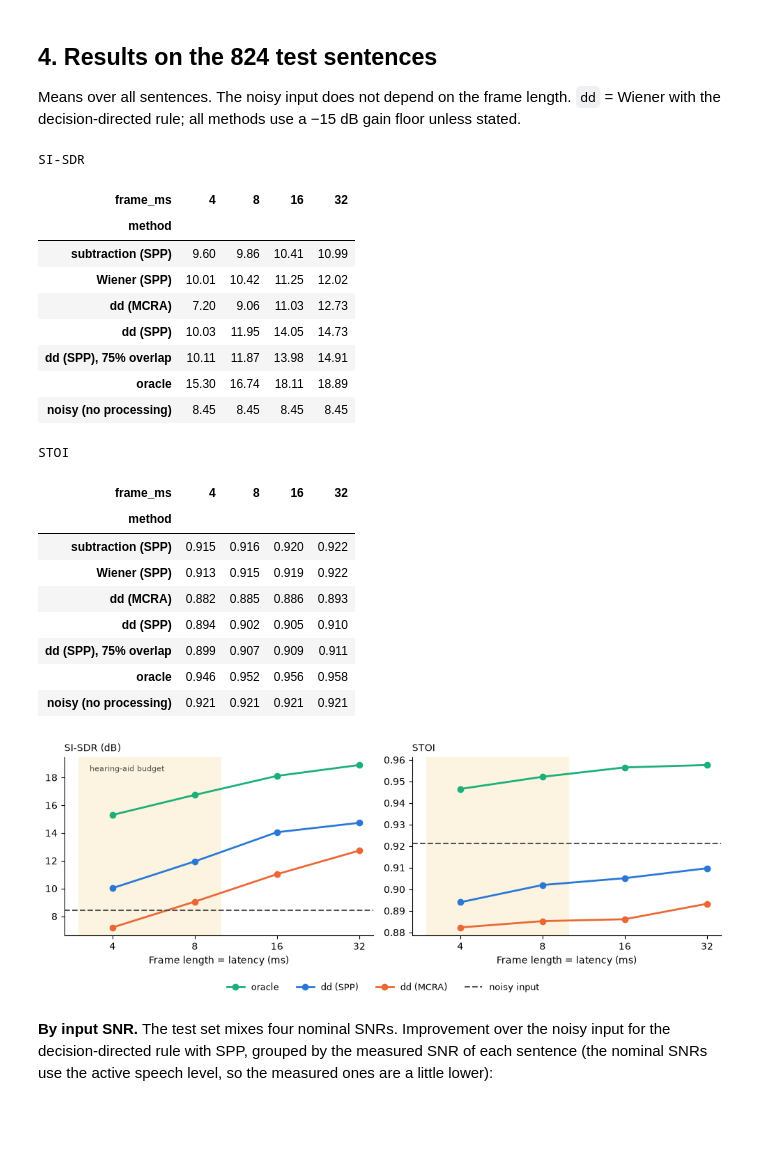
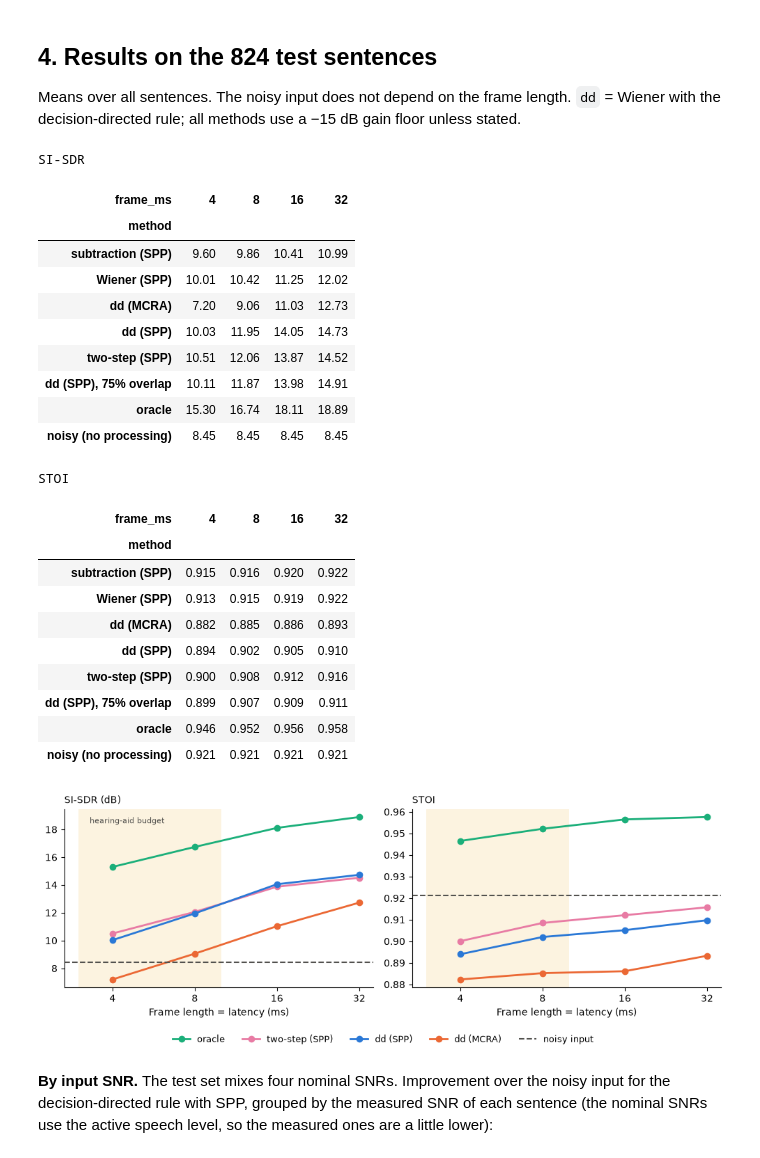
Before and after one commit to victor-merino-hub/audiolab, a Jupyter notebook: notebooks/07_noise_reduction.ipynb, the cells around one changed output. Cells and saved outputs as stored; diff of their text form; code cells hidden in the pictures; blank space fills up the shorter version.

```diff
--- a/notebooks/07_noise_reduction.ipynb
+++ b/notebooks/07_noise_reduction.ipynb
@@ -215,7 +215,8 @@ res = pd.read_csv(DATA / "results" / "denoising.csv")
 noisy = res[res.rule == "noisy"]
 label = {("subtraction", "spp", 2): "subtraction (SPP)", ("wiener", "spp", 2): "Wiener (SPP)",
          ("wiener_dd", "mcra", 2): "dd (MCRA)", ("wiener_dd", "spp", 2): "dd (SPP)",
-         ("wiener_dd", "spp", 4): "dd (SPP), 75% overlap", ("oracle", "-", 2): "oracle"}
+         ("wiener_tsnr", "spp", 2): "two-step (SPP)", ("wiener_dd", "spp", 4): "dd (SPP), 75% overlap",
+         ("oracle", "-", 2): "oracle"}
 main = res[(res.floor_db == -15) & (res.rule != "noisy")].copy()
 main["method"] = [label[k] for k in zip(main.rule, main.noise, main.overlap)]
 order = list(label.values())
@@ -232,6 +233,7 @@ SI-SDR
 | Wiener (SPP) | 10.01 | 10.42 | 11.25 | 12.02 |
 | dd (MCRA) | 7.20 | 9.06 | 11.03 | 12.73 |
 | dd (SPP) | 10.03 | 11.95 | 14.05 | 14.73 |
+| two-step (SPP) | 10.51 | 12.06 | 13.87 | 14.52 |
 | dd (SPP), 75% overlap | 10.11 | 11.87 | 13.98 | 14.91 |
 | oracle | 15.30 | 16.74 | 18.11 | 18.89 |
 | noisy (no processing) | 8.45 | 8.45 | 8.45 | 8.45 |
@@ -242,31 +244,32 @@ STOI
 | Wiener (SPP) | 0.913 | 0.915 | 0.919 | 0.922 |
 | dd (MCRA) | 0.882 | 0.885 | 0.886 | 0.893 |
 | dd (SPP) | 0.894 | 0.902 | 0.905 | 0.910 |
+| two-step (SPP) | 0.900 | 0.908 | 0.912 | 0.916 |
 | dd (SPP), 75% overlap | 0.899 | 0.907 | 0.909 | 0.911 |
 | oracle | 0.946 | 0.952 | 0.956 | 0.958 |
 | noisy (no processing) | 0.921 | 0.921 | 0.921 | 0.921 |
 # %%
 fig, axes = plt.subplots(1, 2, figsize=(10, 3.8))
-series = [("oracle", GREEN), ("dd (SPP)", BLUE), ("dd (MCRA)", ORANGE)]
+series = [("oracle", GREEN), ("two-step (SPP)", PINK), ("dd (SPP)", BLUE), ("dd (MCRA)", ORANGE)]
 for ax, (metric, title) in zip(axes, (("si_sdr", "SI-SDR (dB)"), ("stoi", "STOI"))):
     means = main.groupby(["method", "frame_ms"])[metric].mean()
     for method, color in series:
         ax.plot(FRAMES_MS, means[method].reindex(FRAMES_MS), color=color, linewidth=2, marker="o", label=method)
     ax.axhline(noisy[metric].mean(), color=MUTED, linewidth=1.5, linestyle="--", label="noisy input")
     ax.axvspan(3, 10, color=YELLOW, alpha=0.12, linewidth=0)
     ax.set_xscale("log", base=2)
     ax.set_xticks(FRAMES_MS, [f"{ms}" for ms in FRAMES_MS])
     ax.set_xlabel("Frame length = latency (ms)")
     ax.set_title(title, fontsize=10, color=TEXT, loc="left")
     ax.spines[["top", "right"]].set_visible(False)
 axes[0].annotate("hearing-aid budget", (3.3, axes[0].get_ylim()[1] * 0.97), fontsize=8, color=MUTED, va="top")
 handles, labels = axes[0].get_legend_handles_labels()
-fig.legend(handles, labels, frameon=False, fontsize=9, loc="lower center", ncol=4)
+fig.legend(handles, labels, frameon=False, fontsize=9, loc="lower center", ncol=5)
 plt.tight_layout(rect=(0, 0.08, 1, 1))
 plt.savefig(FIGURES / "denoising_latency.png", dpi=150)
 plt.show()
 # %% [output]
-[figure, old version]
+[figure, new version]
 # %% [markdown]
 **By input SNR.** The test set mixes four nominal SNRs. Improvement over the noisy input for the
 decision-directed rule with SPP, grouped by the measured SNR of each sentence (the nominal SNRs use the
```
Also changed, not shown: parts of 8 cells of this notebook, 6 other files.
